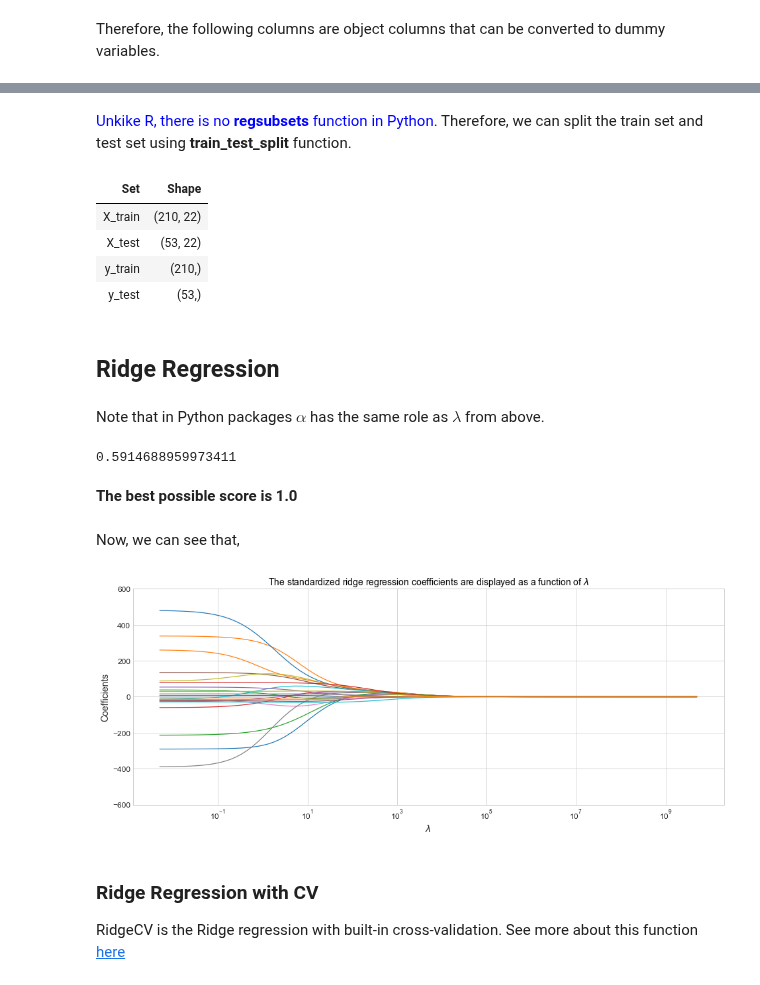
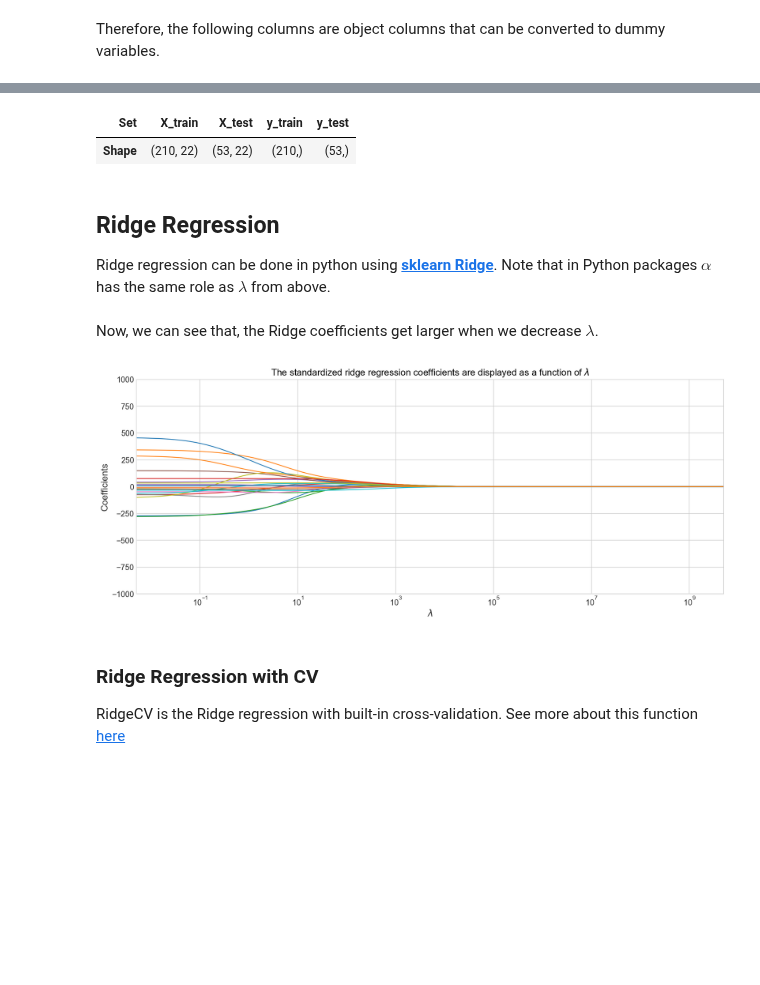
Before and after one commit to HatefDastour/Notes, a Jupyter notebook: Statistical_Learning/Linear_Model_Selection_and_Regularization.ipynb, the cells around one changed output, grey strips where cells are left out. Cells and saved outputs as stored; diff of their text form; code cells hidden in the pictures; blank space fills up the shorter version.

```diff
--- a/Statistical_Learning/Linear_Model_Selection_and_Regularization.ipynb
+++ b/Statistical_Learning/Linear_Model_Selection_and_Regularization.ipynb
@@ -155,0 +149,5 @@ Temp
+# %%
+Columns = Hitters.select_dtypes(include='object').columns.tolist()
+print(Back.CYAN + Fore.BLACK + Style.BRIGHT + 'Object Columns' + Style.RESET_ALL + '= %s' % ', '.join(Columns))
+Temp = pd.get_dummies(Hitters[['League', 'Division', 'NewLeague']])
+Temp.head()
@@ -156,3 +162,4 @@ Temp
 # %%
-df = df.drop(columns = Columns)
+df = Hitters.drop(columns = Columns)
 df = pd.concat([df, Temp], axis=1)
+df.head()
@@ -177,2 +175,0 @@ y = df['Salary']
-# %% [markdown]
-<font color='Blue'>Unkike R, there is no **regsubsets** function in Python</font>. Therefore, we can split the train set and test set using **train_test_split** function.
@@ -181,50 +176,54 @@ X_train, X_test, y_train, y_test = train_test_split(X, y, test_size = 0.2)
 # %%
+df = df.dropna()
+X = df.drop(['Salary'], axis=1)
+# Scaling the data
+scaler = StandardScaler()
+X = scaler.fit_transform(X)
+
+y = df['Salary']
+
+X_train, X_test, y_train, y_test = train_test_split(X, y, test_size = 0.2)
+
 pd.DataFrame(data={'Set':['X_train','X_test','y_train','y_test'],
-             'Shape':[X_train.shape, X_test.shape, y_train.shape, y_test.shape]}).style.hide_index()
+                   'Shape':[X_train.shape, X_test.shape, y_train.shape, y_test.shape]}).set_index('Set').T
 # %% [output]
-| Set | Shape |
-| X_train | (210, 22) |
-| X_test | (53, 22) |
-| y_train | (210,) |
-| y_test | (53,) |
+| Set | X_train | X_test | y_train | y_test |
+| Shape | (210, 22) | (53, 22) | (210,) | (53,) |
-# %% [markdown]
-## Ridge Regression
 # %% [markdown]
-Note that in Python packages $\alpha$ has the same role as $\lambda$ from above.
+## Ridge Regression
+
+Ridge regression can be done in python using [**sklearn Ridge**](https://scikit-learn.org/stable/modules/generated/sklearn.linear_model.Ridge.html). Note that in Python packages $\alpha$ has the same role as $\lambda$ from above.
 # %%
 # Let alpha = 1
-reg = Ridge(alpha=1.0)
-reg.fit(scale(X_train), y_train)
-reg.score(scale(X_train), y_train)
+reg = Ridge(alpha = 1.0)
+_ = reg.fit(X_train, y_train)
+# reg.score(scale(X_train), y_train)
+
+# Creating an array for $\alpha$:
+alphas = 10**np.linspace(10,-2,100)*0.5
+# Using ridge
+reg = Ridge()
+# a set of coefficients
+coefs = []
+
+for alph in alphas:
+    reg.set_params(alpha= alph )
+    reg.fit(X_train, y_train)
+    coefs.append(reg.coef_)
+del alph
-# %% [output]
-0.5914688959973411
-# %% [markdown]
-**The best possible score is 1.0**
-# %%
-# Creating an array for $\alpha$:
-alphas = 10**np.linspace(10,-2,100)*0.5
-# Using ridge
-reg = Ridge()
-# a set of coefficients
-coefs = []
-
-for alph in alphas:
-    reg.set_params(alpha= alph )
-    reg.fit(scale(X), y)
-    coefs.append(reg.coef_)
-del alph
 # %% [markdown]
-Now, we can see that,
+Now, we can see that, the Ridge coefficients get larger when we decrease $\lambda$.
 # %%
-fig, ax = plt.subplots(1, 1, figsize=(16, 6), sharex=False)
+fig, ax = plt.subplots(1, 1, figsize=(16, 6))
 _ = ax.plot(alphas, coefs)
 _ = ax.set_xscale('log')
 _ = ax.set_xlabel(r"$\lambda$")
 _ = ax.set_ylabel('Coefficients')
 _ = ax.set_title('The standardized ridge regression coefficients are displayed as a function of $\lambda$')
-_ = ax.set_ylim([-600,600])
+_ = ax.set_xlim([alphas.min(), alphas.max()])
+_ = ax.set_ylim([-1e3, 1e3])
 # %% [output]
-[figure, old version]
+[figure, new version]
 # %% [markdown]
 ### Ridge Regression with CV
 
```
Also changed, not shown: parts of 19 cells of this notebook.
